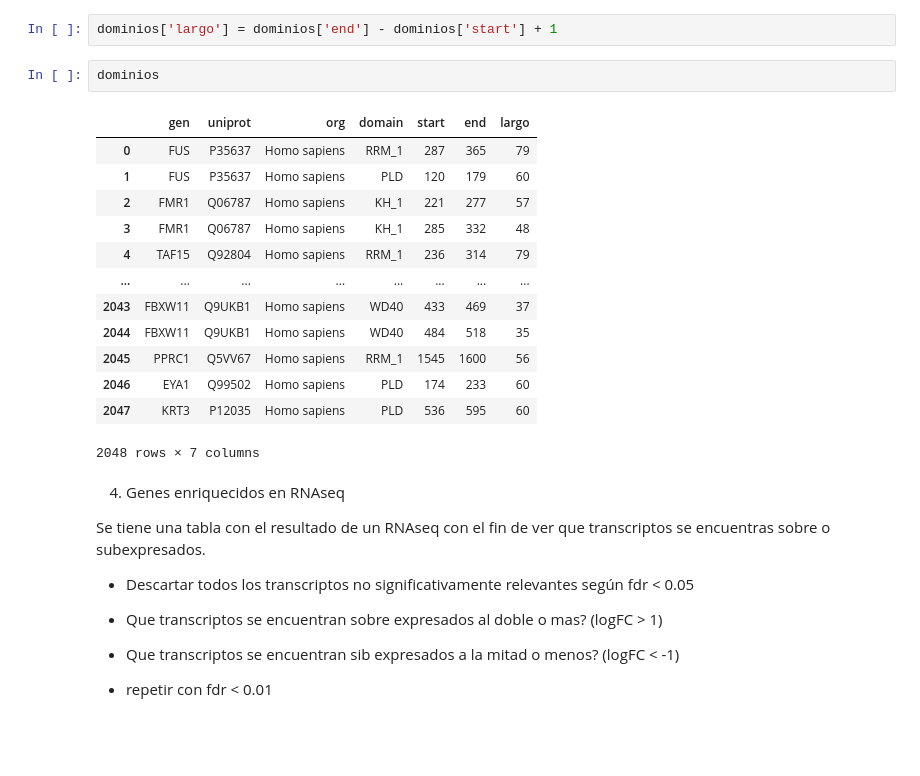
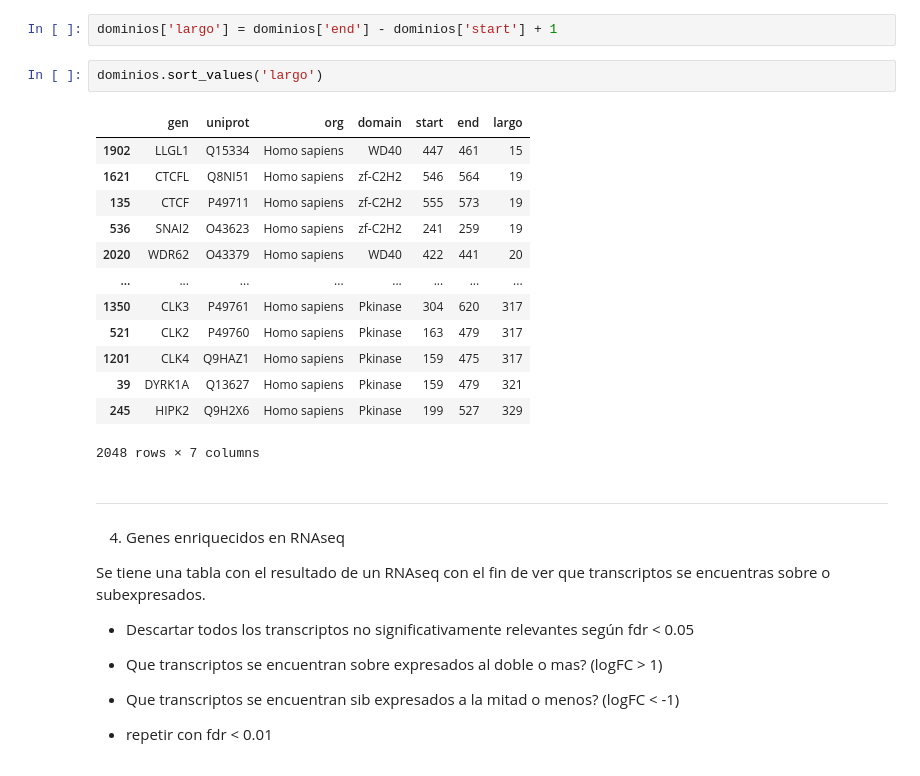
Before and after one commit to Ferorti/escuela2021, a Jupyter notebook: ejercicios/ejericios_pandas_resueltos.ipynb, the cells around one changed output. Saved outputs shown, nothing was run; the diff lists cells and outputs as text; blank space fills up the shorter version.

```diff
--- a/ejercicios/ejericios_pandas_resueltos.ipynb
+++ b/ejercicios/ejericios_pandas_resueltos.ipynb
@@ -340,21 +299,23 @@ dtype: int64
 # %%
 dominios['largo'] = dominios['end'] - dominios['start'] + 1
 # %%
-dominios
+dominios.sort_values('largo')
 # %% [output]
 |  | gen | uniprot | org | domain | start | end | largo |
-| 0 | FUS | P35637 | Homo sapiens | RRM_1 | 287 | 365 | 79 |
-| 1 | FUS | P35637 | Homo sapiens | PLD | 120 | 179 | 60 |
-| 2 | FMR1 | Q06787 | Homo sapiens | KH_1 | 221 | 277 | 57 |
-| 3 | FMR1 | Q06787 | Homo sapiens | KH_1 | 285 | 332 | 48 |
-| 4 | TAF15 | Q92804 | Homo sapiens | RRM_1 | 236 | 314 | 79 |
+| 1902 | LLGL1 | Q15334 | Homo sapiens | WD40 | 447 | 461 | 15 |
+| 1621 | CTCFL | Q8NI51 | Homo sapiens | zf-C2H2 | 546 | 564 | 19 |
+| 135 | CTCF | P49711 | Homo sapiens | zf-C2H2 | 555 | 573 | 19 |
+| 536 | SNAI2 | O43623 | Homo sapiens | zf-C2H2 | 241 | 259 | 19 |
+| 2020 | WDR62 | O43379 | Homo sapiens | WD40 | 422 | 441 | 20 |
 | ... | ... | ... | ... | ... | ... | ... | ... |
-| 2043 | FBXW11 | Q9UKB1 | Homo sapiens | WD40 | 433 | 469 | 37 |
-| 2044 | FBXW11 | Q9UKB1 | Homo sapiens | WD40 | 484 | 518 | 35 |
-| 2045 | PPRC1 | Q5VV67 | Homo sapiens | RRM_1 | 1545 | 1600 | 56 |
-| 2046 | EYA1 | Q99502 | Homo sapiens | PLD | 174 | 233 | 60 |
-| 2047 | KRT3 | P12035 | Homo sapiens | PLD | 536 | 595 | 60 |
+| 1350 | CLK3 | P49761 | Homo sapiens | Pkinase | 304 | 620 | 317 |
+| 521 | CLK2 | P49760 | Homo sapiens | Pkinase | 163 | 479 | 317 |
+| 1201 | CLK4 | Q9HAZ1 | Homo sapiens | Pkinase | 159 | 475 | 317 |
+| 39 | DYRK1A | Q13627 | Homo sapiens | Pkinase | 159 | 479 | 321 |
+| 245 | HIPK2 | Q9H2X6 | Homo sapiens | Pkinase | 199 | 527 | 329 |
 2048 rows × 7 columns
+# %% [markdown]
+---
 # %% [markdown]
 4. Genes enriquecidos en RNAseq
 
```
Also changed, not shown: parts of 16 cells of this notebook.
